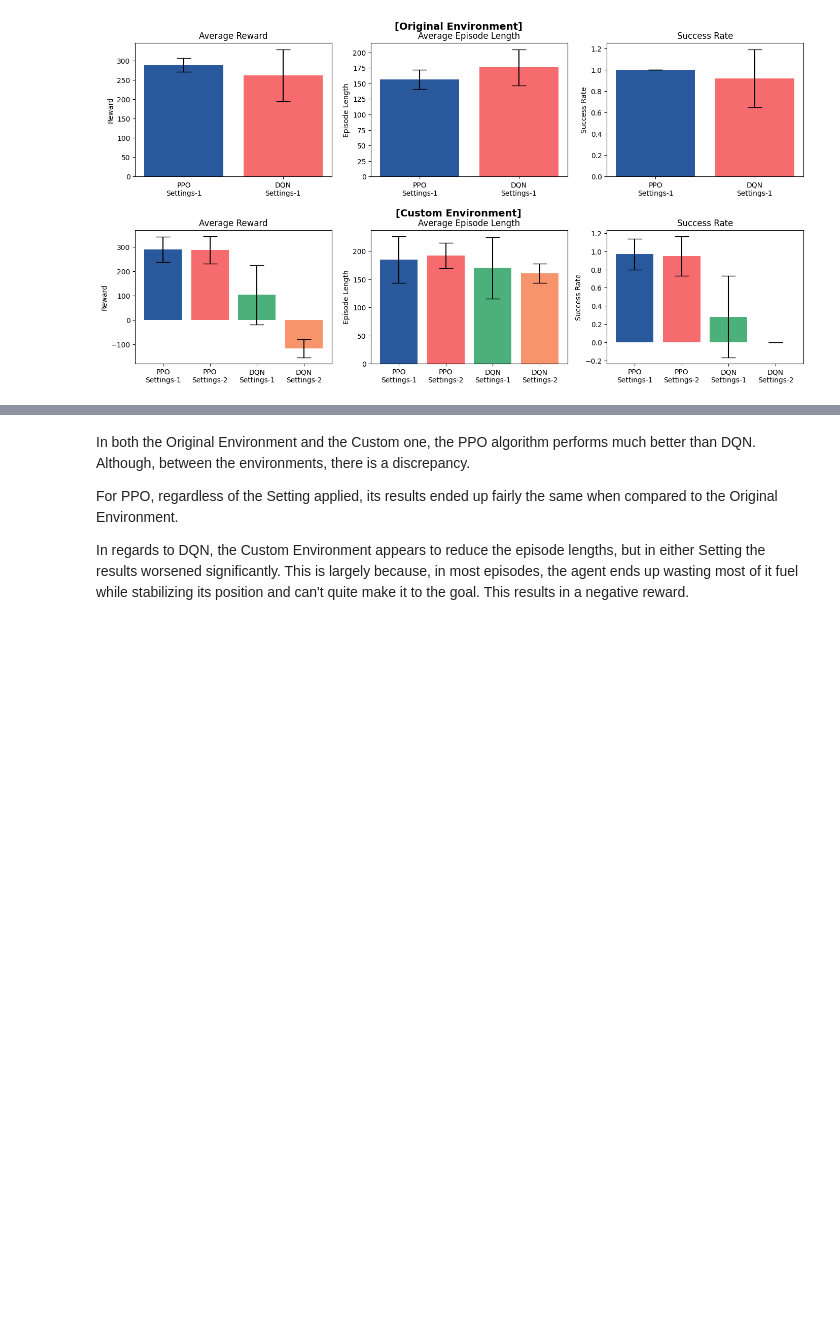
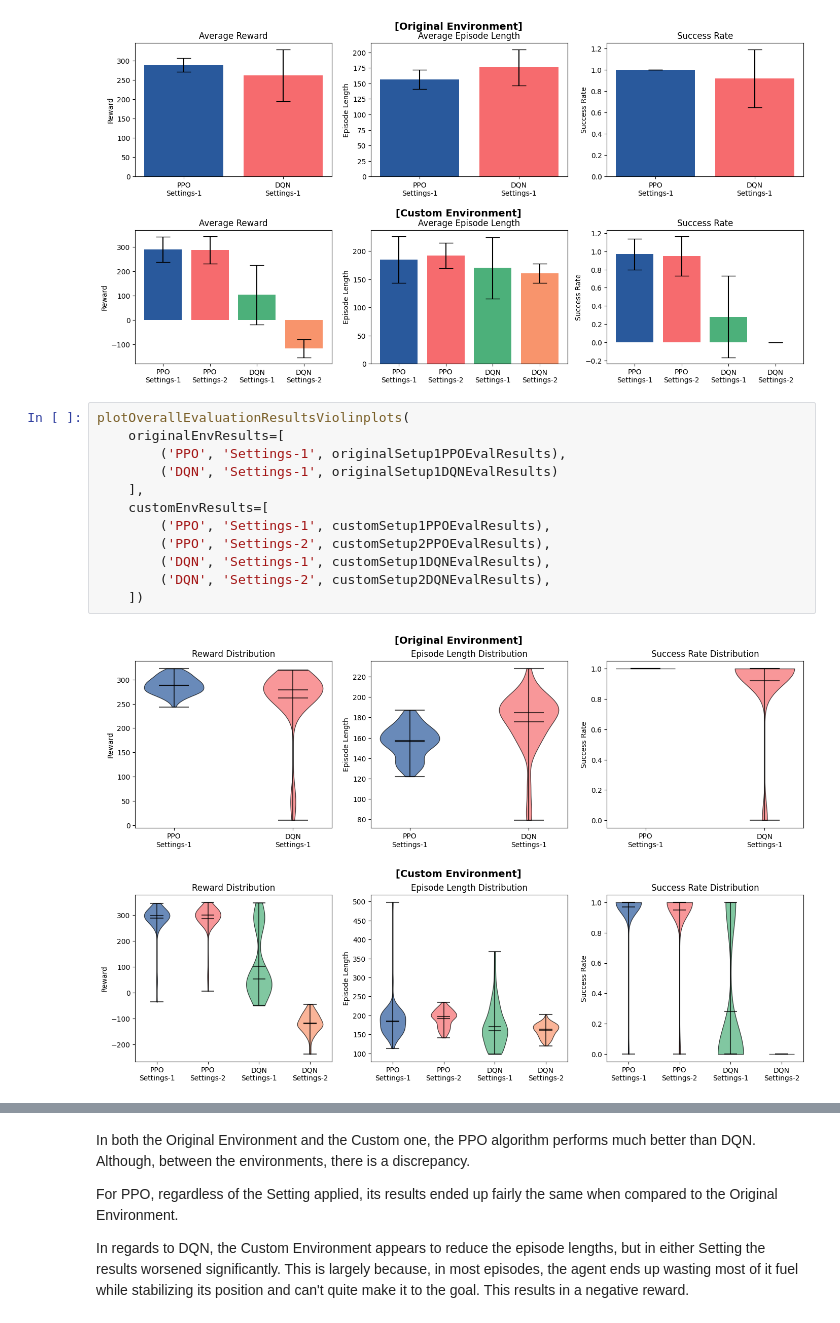
Before and after one commit to EstevesX10/OpenAI-Gym-Lunar-Lander, a Jupyter notebook: LunarLander/LunarLander.ipynb, the cells around one changed output, grey strips where cells are left out. Drawn from its saved outputs; the diff is of its cells as text; blank space fills up the shorter version.

Commit message:
critically deficient diagram

```diff
--- a/LunarLander/LunarLander.ipynb
+++ b/LunarLander/LunarLander.ipynb
@@ -527,3 +527,17 @@ plotOverallEvaluationResults(
     ])
 # %% [output]
 [figure]
+# %%
+plotOverallEvaluationResultsViolinplots(
+    originalEnvResults=[
+        ('PPO', 'Settings-1', originalSetup1PPOEvalResults),
+        ('DQN', 'Settings-1', originalSetup1DQNEvalResults)
+    ],
+    customEnvResults=[
+        ('PPO', 'Settings-1', customSetup1PPOEvalResults),
+        ('PPO', 'Settings-2', customSetup2PPOEvalResults),
+        ('DQN', 'Settings-1', customSetup1DQNEvalResults),
+        ('DQN', 'Settings-2', customSetup2DQNEvalResults),
+    ])
+# %% [output]
+[figure, added]
```
Also changed, not shown: parts of 4 cells of this notebook, 1 other file.
